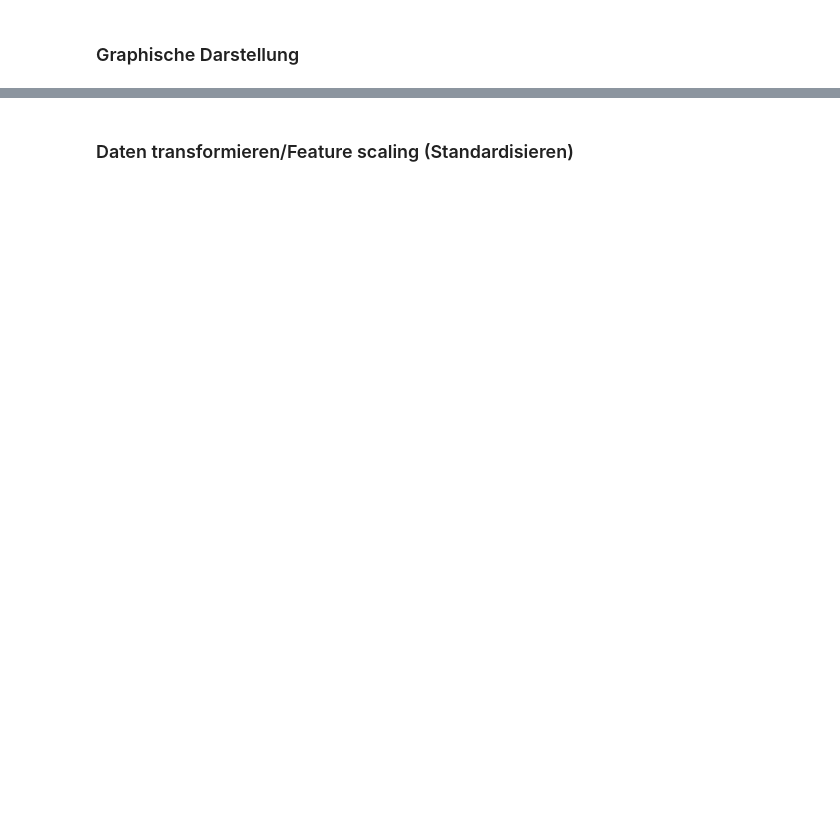
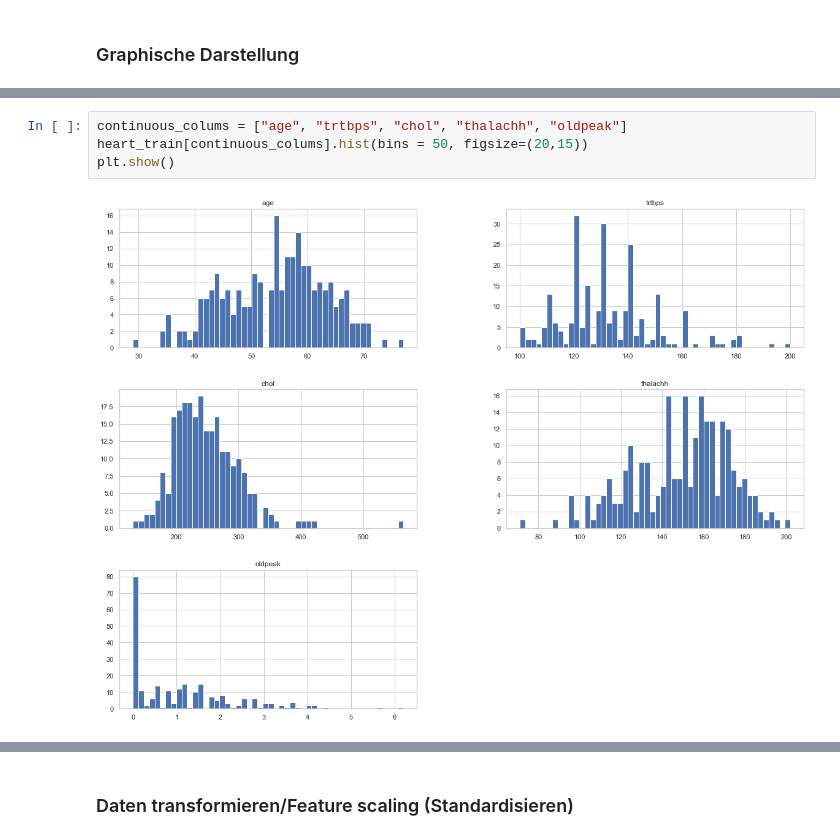
Before and after one commit to DeamonAmelie/heart, a Jupyter notebook: playwithdata.ipynb, the cells around one changed output, grey strips where cells are left out. Drawn from its saved outputs; the diff is of its cells as text; blank space fills up the shorter version.

```diff
--- a/playwithdata.ipynb
+++ b/playwithdata.ipynb
@@ -260 +288,7 @@ heart_train, heart_test = train_test_split(df, test_size = 0.2, random_state = 4
+# %%
+continuous_colums = ["age", "trtbps", "chol", "thalachh", "oldpeak"]
+heart_train[continuous_colums].hist(bins = 50, figsize=(20,15))
+plt.show()
+# %% [output]
+[figure, new version]
 # %%
```
Also changed, not shown: parts of 87 cells of this notebook.
